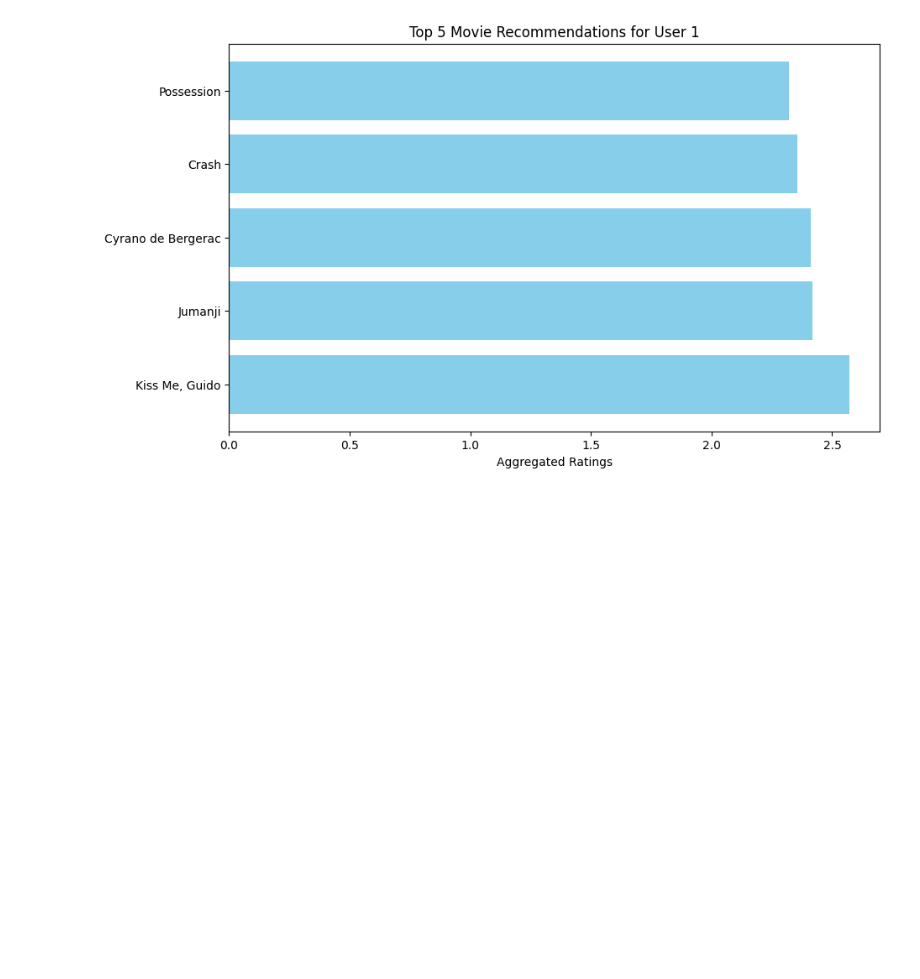
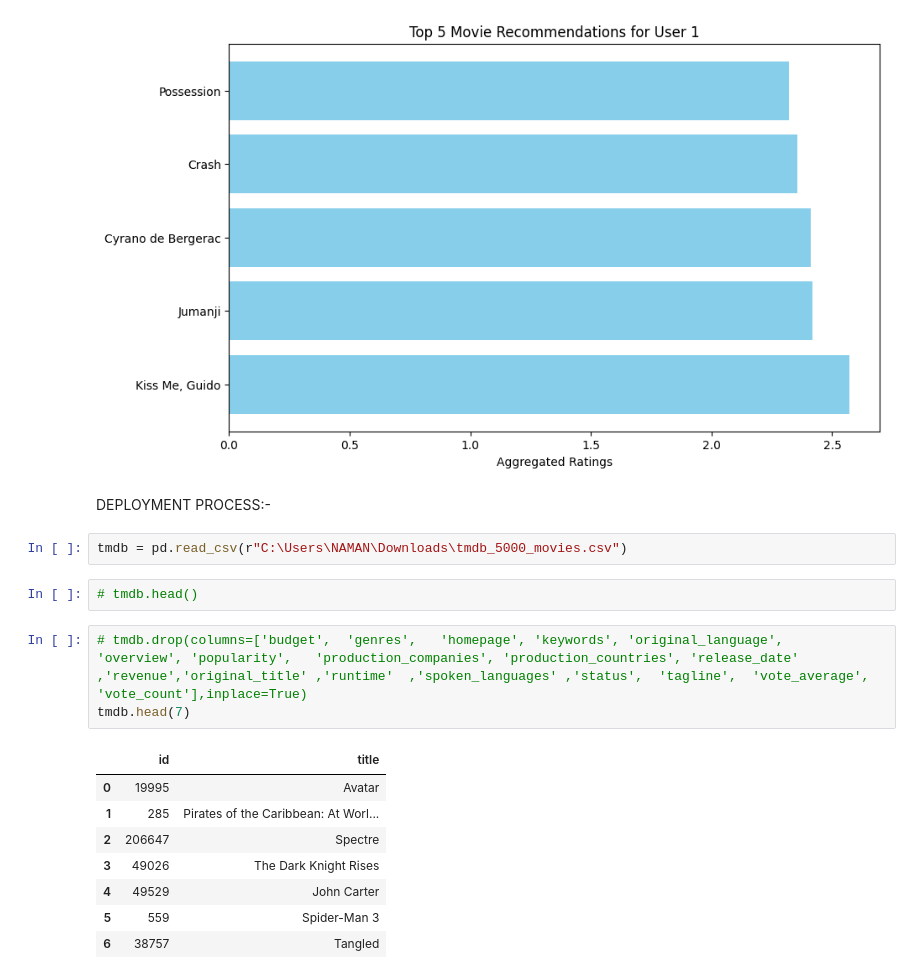
Before and after one commit to Naman-1274/Movie_recommendation_system-Edureka, a Jupyter notebook: Main.ipynb, the cells around one changed output. Cells and saved outputs as stored; diff of their text form; blank space fills up the shorter version.

```diff
--- a/Main.ipynb
+++ b/Main.ipynb
@@ -317,3 +311,21 @@ collab_top_movies
 4 Crash
 5 Possession
 [figure]
+# %% [markdown]
+DEPLOYMENT PROCESS:-
+# %%
+tmdb = pd.read_csv(r"C:\Users\NAMAN\Downloads\tmdb_5000_movies.csv")
+# %%
+# tmdb.head()
+# %%
+# tmdb.drop(columns=['budget',	'genres',	'homepage',	'keywords',	'original_language',	'overview',	'popularity',	'production_companies',	'production_countries',	'release_date'	,'revenue','original_title'	,'runtime'	,'spoken_languages'	,'status',	'tagline',	'vote_average',	'vote_count'],inplace=True)
+tmdb.head(7)
+# %% [output]
+|  | id | title |
+| 0 | 19995 | Avatar |
+| 1 | 285 | Pirates of the Caribbean: At Worl... |
+| 2 | 206647 | Spectre |
+| 3 | 49026 | The Dark Knight Rises |
+| 4 | 49529 | John Carter |
+| 5 | 559 | Spider-Man 3 |
+| 6 | 38757 | Tangled |
```
Also changed, not shown: parts of 13 cells of this notebook, 3 other files.
